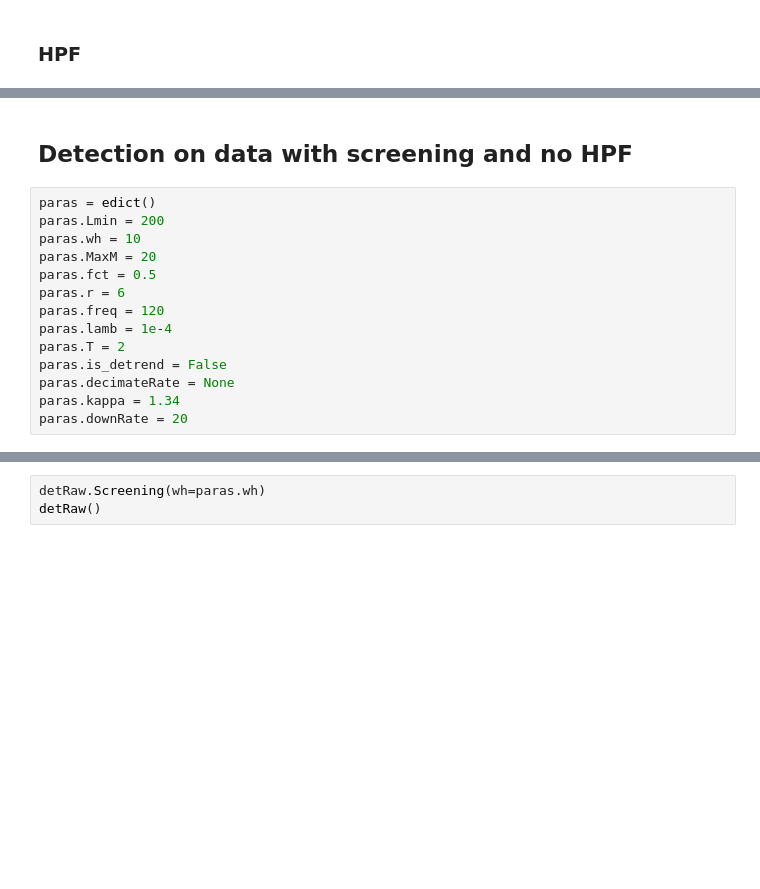
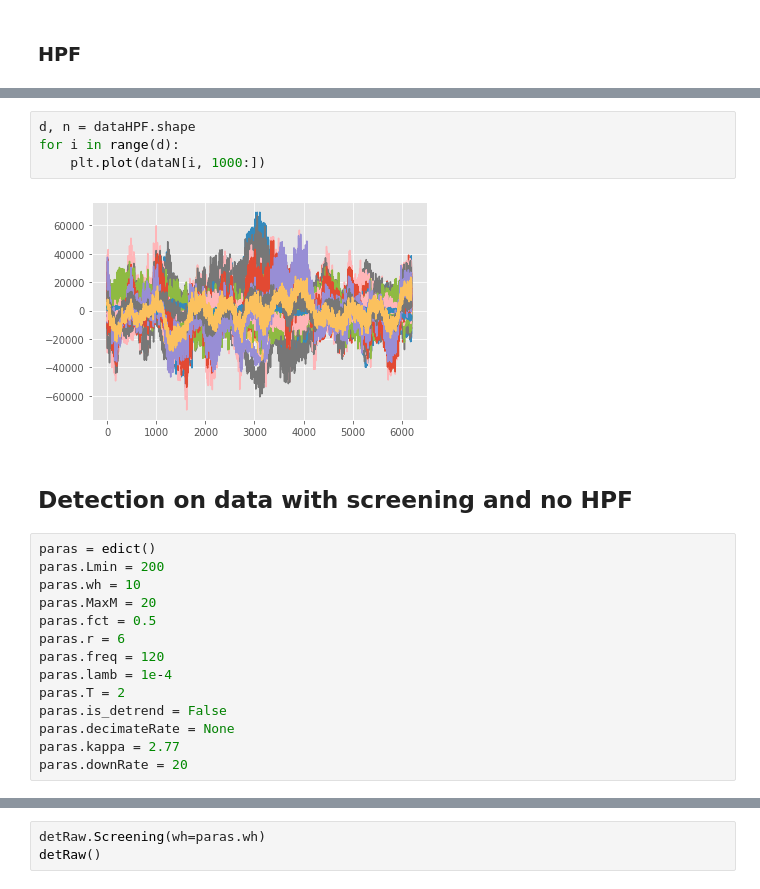
Before and after one commit to JINhuaqing/TVDN-simu, a Jupyter notebook: realdata/MEG-RS8008.ipynb, the cells around one changed output, grey strips where cells are left out. Drawn from its saved outputs; the diff is of its cells as text; blank space fills up the shorter version.

```diff
--- a/realdata/MEG-RS8008.ipynb
+++ b/realdata/MEG-RS8008.ipynb
@@ -84,3 +92,9 @@ dataHPF = lfilter(hbp, 1, dataN)
+# %%
+d, n = dataHPF.shape
+for i in range(d):
+    plt.plot(dataN[i, 1000:])
+# %% [output]
+[figure, added]
 # %% [markdown]
 ## Detection on data with screening and no HPF
 # %%
@@ -95,7 +109,7 @@ paras.lamb = 1e-4
 paras.T = 2
 paras.is_detrend = False
 paras.decimateRate = None
-paras.kappa = 1.34
+paras.kappa = 2.77
 paras.downRate = 20
 # %%
 detRaw = TVDNDetect1(Ymat=dataN, dataType="MEG",
```
Also changed, not shown: parts of 20 cells of this notebook, 1 other file.
